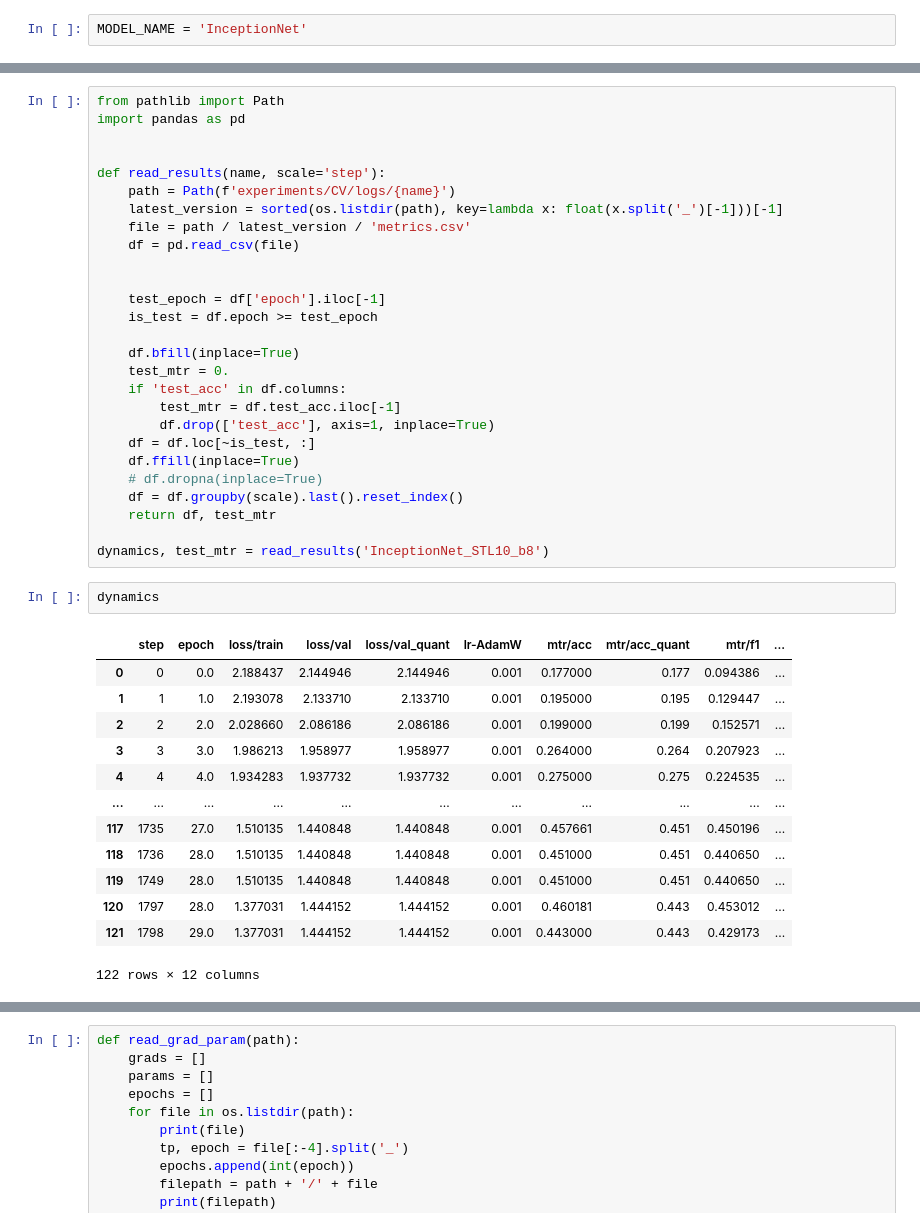
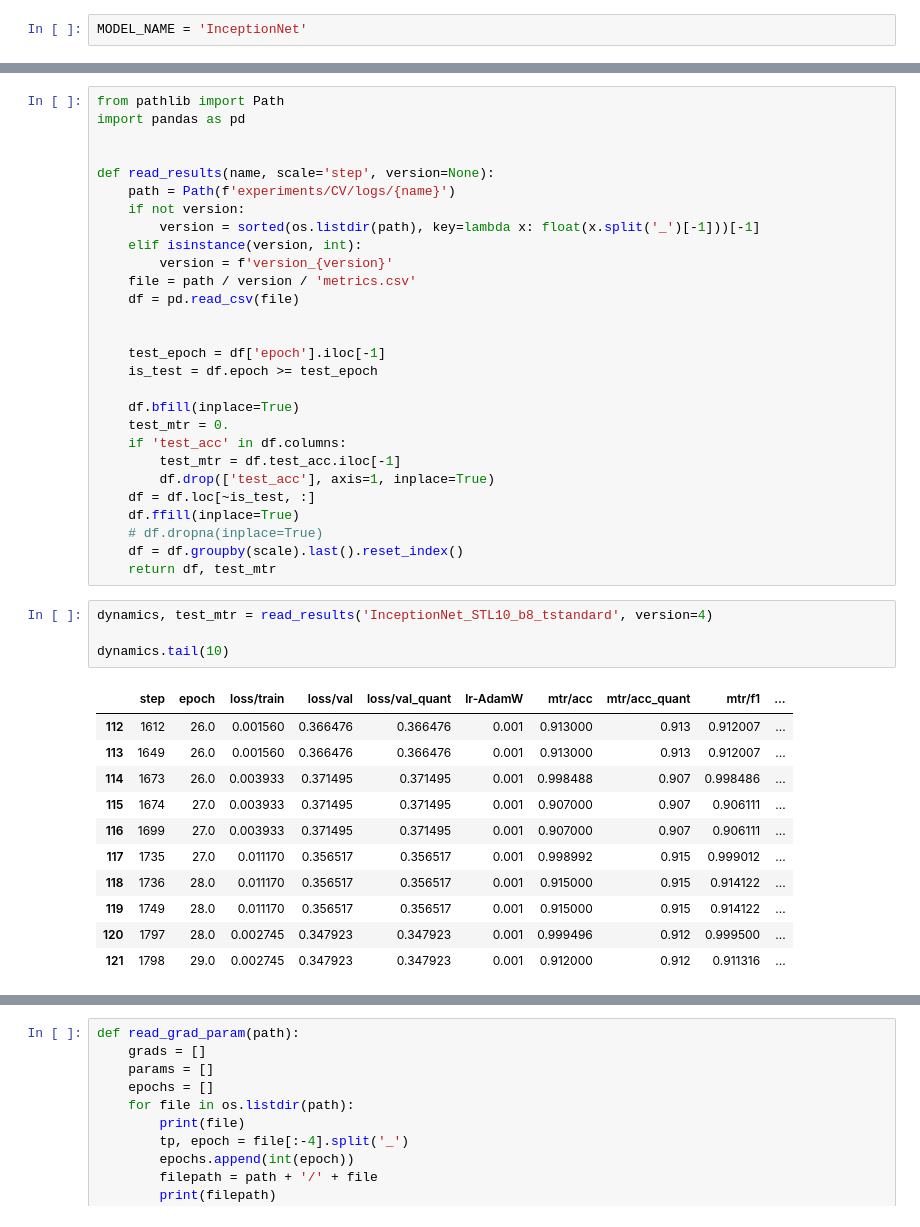
Before and after one commit to data-satanism/SoftStairs-QAT, a Jupyter notebook: experiments/CV/inception_stl10.ipynb, the cells around one changed output, grey strips where cells are left out. Drawn from its saved outputs; the diff is of its cells as text.

```diff
--- a/experiments/CV/inception_stl10.ipynb
+++ b/experiments/CV/inception_stl10.ipynb
@@ -509,10 +514,13 @@ from pathlib import Path
 import pandas as pd
 
 
-def read_results(name, scale='step'):
+def read_results(name, scale='step', version=None):
     path = Path(f'experiments/CV/logs/{name}')
-    latest_version = sorted(os.listdir(path), key=lambda x: float(x.split('_')[-1]))[-1]
-    file = path / latest_version / 'metrics.csv'
+    if not version:
+        version = sorted(os.listdir(path), key=lambda x: float(x.split('_')[-1]))[-1]
+    elif isinstance(version, int):
+        version = f'version_{version}'
+    file = path / version / 'metrics.csv'
     df = pd.read_csv(file)
 
 
@@ -529,24 +537,22 @@ def read_results(name, scale='step'):
     # df.dropna(inplace=True)
     df = df.groupby(scale).last().reset_index()
     return df, test_mtr
-
-dynamics, test_mtr = read_results('InceptionNet_STL10_b8')
 # %%
-dynamics
+dynamics, test_mtr = read_results('InceptionNet_STL10_b8_tstandard', version=4)
+
+dynamics.tail(10)
 # %% [output]
 |  | step | epoch | loss/train | loss/val | loss/val_quant | lr-AdamW | mtr/acc | mtr/acc_quant | mtr/f1 | ... |
-| 0 | 0 | 0.0 | 2.188437 | 2.144946 | 2.144946 | 0.001 | 0.177000 | 0.177 | 0.094386 | ... |
-| 1 | 1 | 1.0 | 2.193078 | 2.133710 | 2.133710 | 0.001 | 0.195000 | 0.195 | 0.129447 | ... |
-| 2 | 2 | 2.0 | 2.028660 | 2.086186 | 2.086186 | 0.001 | 0.199000 | 0.199 | 0.152571 | ... |
-| 3 | 3 | 3.0 | 1.986213 | 1.958977 | 1.958977 | 0.001 | 0.264000 | 0.264 | 0.207923 | ... |
-| 4 | 4 | 4.0 | 1.934283 | 1.937732 | 1.937732 | 0.001 | 0.275000 | 0.275 | 0.224535 | ... |
-| ... | ... | ... | ... | ... | ... | ... | ... | ... | ... | ... |
-| 117 | 1735 | 27.0 | 1.510135 | 1.440848 | 1.440848 | 0.001 | 0.457661 | 0.451 | 0.450196 | ... |
-| 118 | 1736 | 28.0 | 1.510135 | 1.440848 | 1.440848 | 0.001 | 0.451000 | 0.451 | 0.440650 | ... |
-| 119 | 1749 | 28.0 | 1.510135 | 1.440848 | 1.440848 | 0.001 | 0.451000 | 0.451 | 0.440650 | ... |
-| 120 | 1797 | 28.0 | 1.377031 | 1.444152 | 1.444152 | 0.001 | 0.460181 | 0.443 | 0.453012 | ... |
-| 121 | 1798 | 29.0 | 1.377031 | 1.444152 | 1.444152 | 0.001 | 0.443000 | 0.443 | 0.429173 | ... |
+| 112 | 1612 | 26.0 | 0.001560 | 0.366476 | 0.366476 | 0.001 | 0.913000 | 0.913 | 0.912007 | ... |
+| 113 | 1649 | 26.0 | 0.001560 | 0.366476 | 0.366476 | 0.001 | 0.913000 | 0.913 | 0.912007 | ... |
+| 114 | 1673 | 26.0 | 0.003933 | 0.371495 | 0.371495 | 0.001 | 0.998488 | 0.907 | 0.998486 | ... |
+| 115 | 1674 | 27.0 | 0.003933 | 0.371495 | 0.371495 | 0.001 | 0.907000 | 0.907 | 0.906111 | ... |
+| 116 | 1699 | 27.0 | 0.003933 | 0.371495 | 0.371495 | 0.001 | 0.907000 | 0.907 | 0.906111 | ... |
+| 117 | 1735 | 27.0 | 0.011170 | 0.356517 | 0.356517 | 0.001 | 0.998992 | 0.915 | 0.999012 | ... |
+| 118 | 1736 | 28.0 | 0.011170 | 0.356517 | 0.356517 | 0.001 | 0.915000 | 0.915 | 0.914122 | ... |
+| 119 | 1749 | 28.0 | 0.011170 | 0.356517 | 0.356517 | 0.001 | 0.915000 | 0.915 | 0.914122 | ... |
+| 120 | 1797 | 28.0 | 0.002745 | 0.347923 | 0.347923 | 0.001 | 0.999496 | 0.912 | 0.999500 | ... |
+| 121 | 1798 | 29.0 | 0.002745 | 0.347923 | 0.347923 | 0.001 | 0.912000 | 0.912 | 0.911316 | ... |
-122 rows × 12 columns
 # %%
 import seaborn as sns
 import matplotlib.pyplot as plt
```
Also changed, not shown: parts of 6 cells of this notebook.
